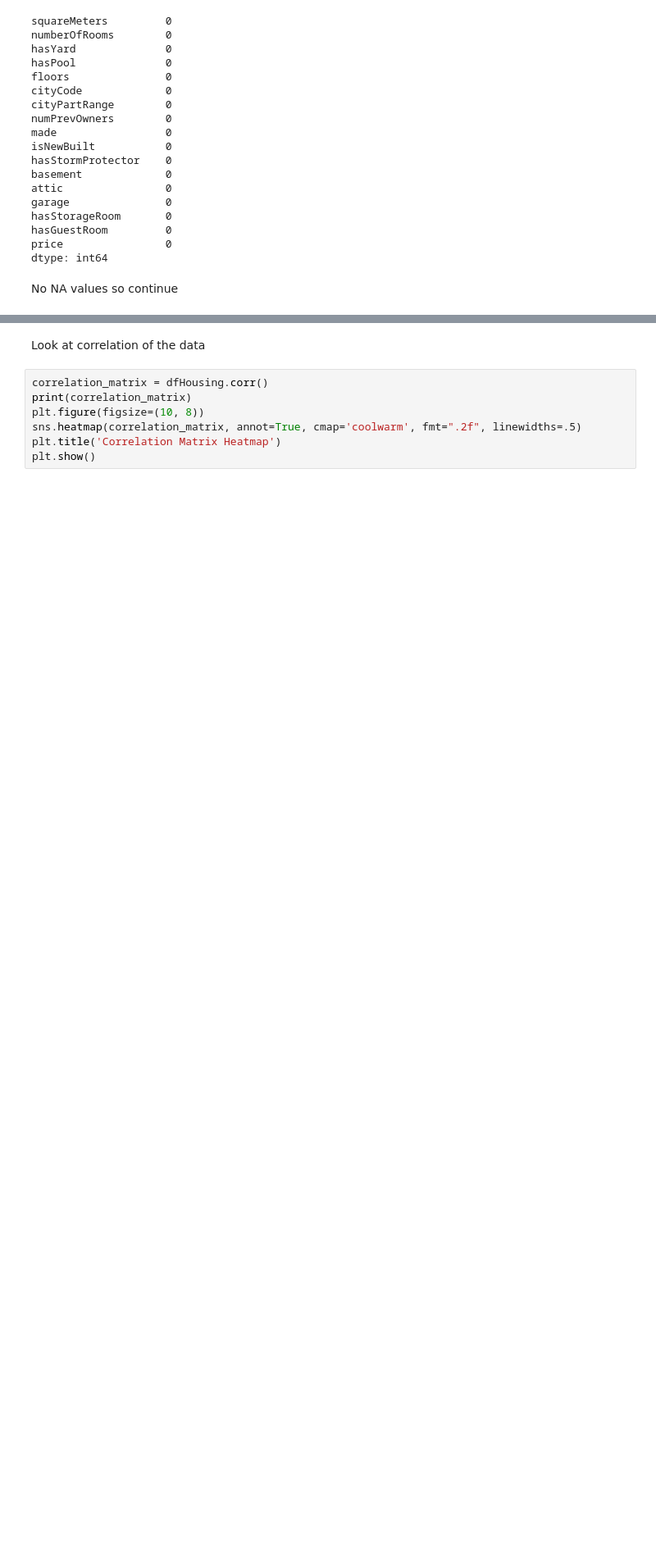
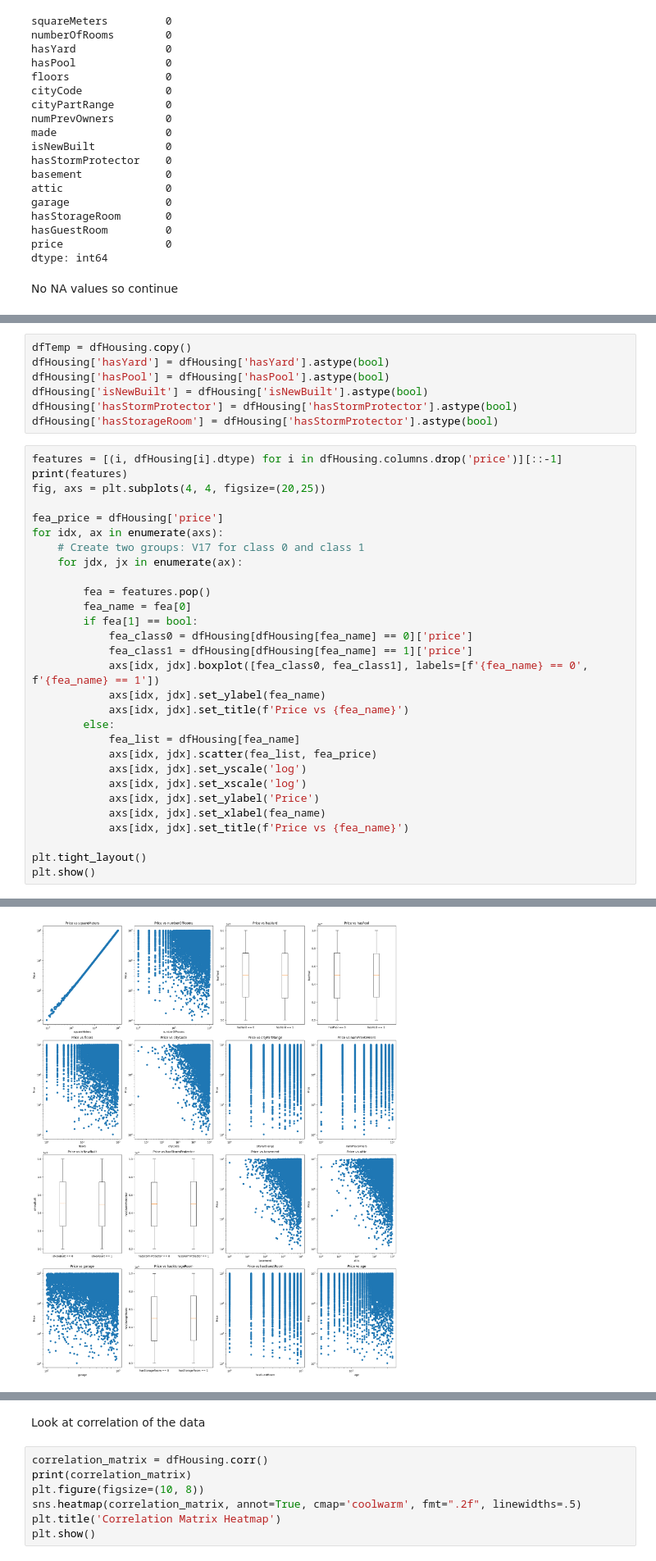
Before and after one commit to flopez0294/CSE176MLProject, a Jupyter notebook: part3.ipynb, the cells around one changed output, grey strips where cells are left out. Shown at 82% size. Drawn from its saved outputs; the diff is of its cells as text; blank space fills up the shorter version.

Commit message:
Have more plots for regression and classification datasets

```diff
--- a/part3.ipynb
+++ b/part3.ipynb
@@ -114,0 +117,37 @@ Name: age, Length: 10000, dtype: int64
+# %%
+dfTemp = dfHousing.copy()
+dfHousing['hasYard'] = dfHousing['hasYard'].astype(bool)
+dfHousing['hasPool'] = dfHousing['hasPool'].astype(bool)
+dfHousing['isNewBuilt'] = dfHousing['isNewBuilt'].astype(bool)
+dfHousing['hasStormProtector'] = dfHousing['hasStormProtector'].astype(bool)
+dfHousing['hasStorageRoom'] = dfHousing['hasStormProtector'].astype(bool)
+# %%
+features = [(i, dfHousing[i].dtype) for i in dfHousing.columns.drop('price')][::-1]
+print(features)
+fig, axs = plt.subplots(4, 4, figsize=(20,25))
+
+fea_price = dfHousing['price']
+for idx, ax in enumerate(axs):
+    # Create two groups: V17 for class 0 and class 1
+    for jdx, jx in enumerate(ax):
+
+        fea = features.pop()
+        fea_name = fea[0]
+        if fea[1] == bool:
+            fea_class0 = dfHousing[dfHousing[fea_name] == 0]['price']
+            fea_class1 = dfHousing[dfHousing[fea_name] == 1]['price']
+            axs[idx, jdx].boxplot([fea_class0, fea_class1], labels=[f'{fea_name} == 0', f'{fea_name} == 1'])
+            axs[idx, jdx].set_ylabel(fea_name)
+            axs[idx, jdx].set_title(f'Price vs {fea_name}')
+        else:
+            fea_list = dfHousing[fea_name]
+            axs[idx, jdx].scatter(fea_list, fea_price)
+            axs[idx, jdx].set_yscale('log')
+            axs[idx, jdx].set_xscale('log')
+            axs[idx, jdx].set_ylabel('Price')
+            axs[idx, jdx].set_xlabel(fea_name)
+            axs[idx, jdx].set_title(f'Price vs {fea_name}')
+
+plt.tight_layout()
+plt.show()
+# %% [output]
@@ -114,0 +155 @@ Name: age, Length: 10000, dtype: int64
+[figure, added]
```
Also changed, not shown: parts of 6 cells of this notebook, 1 other file.
